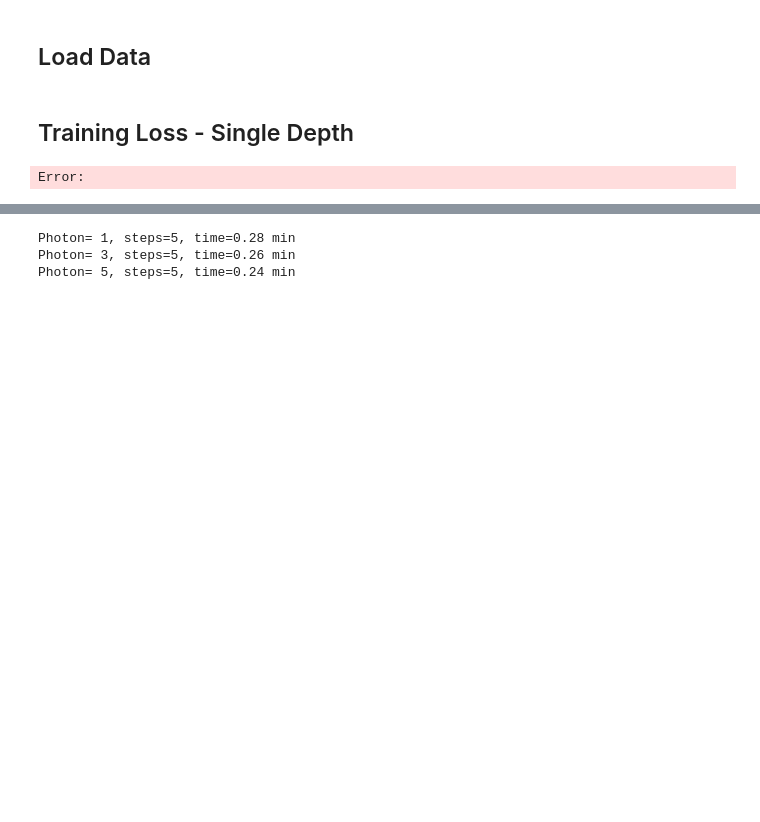
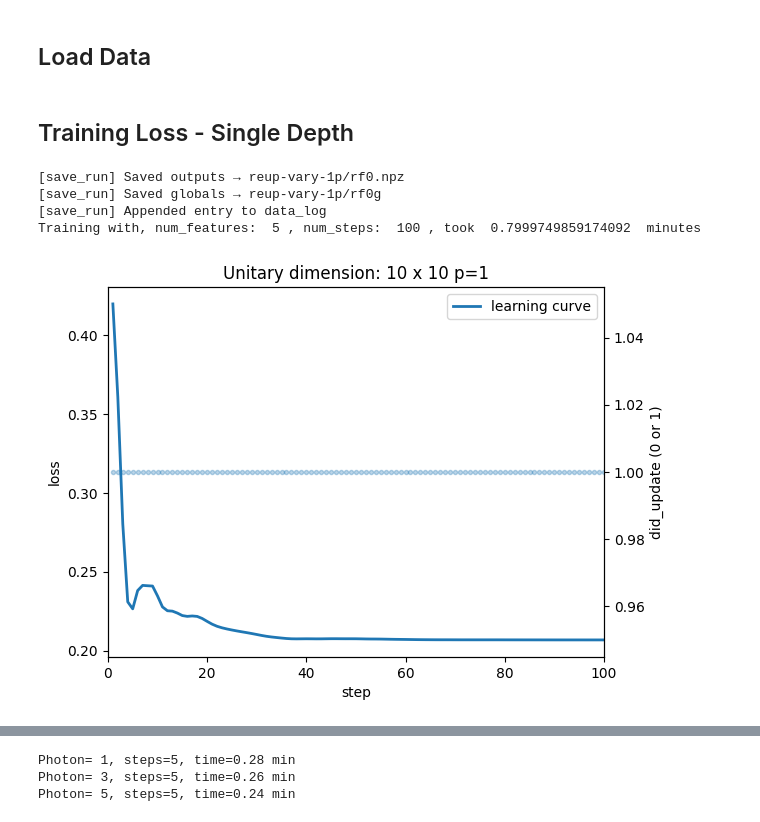
Before and after one commit to 01000111r/photon-net, a Jupyter notebook: main_book.ipynb, the cells around one changed output, grey strips where cells are left out. Saved outputs shown, nothing was run; the diff lists cells and outputs as text; code cells hidden in the pictures; blank space fills up the shorter version.

```diff
--- a/main_book.ipynb
+++ b/main_book.ipynb
@@ -83,60 +81,62 @@ test_set = pre_p.rescale_data(test_set, min_val = -(g.np.pi)/2, max_val = (g.np.
 init_phases = circ.initialize_phases(g.depth, 2*g.num_features, )
 weights_data = g.jnp.ones(shape = [init_phases.shape[0],init_phases.shape[1]])
 # Initialize the carry for Adam.
-
 # init = (init_phases, train_set, train_labels, weights_data, 0.0*init_phases, 0.0*init_phases, 0.0*weights_data, 0.0*weights_data, master_key)
 photon_loss_scale = float(1)
-
 # compute the very first loss:
 initial_loss, (n0, key) = loss.loss(init_phases, train_set, train_labels, weights_data, photon_loss_scale, g.input_config, g.master_key, g.loss_function, g.aim)
+init_carry = (init_phases, train_set, train_labels, weights_data, photon_loss_scale,
+                                                  0.0*init_phases, 0.0*init_phases,
+                                                  0.0*weights_data, 0.0*weights_data,
+                                                  0.0*photon_loss_scale, 0.0*photon_loss_scale,
+                                                  key, initial_loss)
 
 
-init_carry = (init_phases, train_set, train_labels, weights_data, photon_loss_scale,
-              0.0*init_phases, 0.0*init_phases,
-              0.0*weights_data, 0.0*weights_data,
-              0.0*photon_loss_scale, 0.0*photon_loss_scale,
-              key, initial_loss)
-
+log_file = 'data_log'
+folder = 'reup-vary-1p'
+test_name = 'rf0'
+global_name = 'rf0g'
 
 
 # Run the training, and output  time taken.
 b = g.time.time()
-# carry, loss_mem, update_mem, photon_mem = g.jax.block_until_ready(train.train(init_carry))
-log_file = 'save_log_test'
-folder = 'new_test1_data'
-test_name = 'test1'
-carry, loss_mem, update_mem, photon_mem = utils.save_run(log_file, folder, test_name, init_carry)
+#carry, loss_mem, update_mem, photon_mem = g.jax.block_until_ready(train.train(init_carry))
+carry, loss_mem, update_mem, photon_mem = utils.save_run(log_file, folder, test_name, global_name, init_carry)
 e = g.time.time()
 print('Training with, num_features: ', g.num_features,
       ', num_steps: ', g.num_steps,
         ', took ', (e-b)/60, ' minutes')
 
 # Loss Before/After on train set + Loss on test set
 trained_phases, trained_weights = carry[0], carry[3]
 steps  = g.np.array(loss_mem[:, 0], dtype=int)
 losses = g.np.array(loss_mem[:, 1], dtype=float)
 updates = g.np.array(update_mem, dtype=int)
-# init_loss = loss.loss(init_phases, train_set, train_labels, weights_data, g.input_config, master_key)
-# train_loss = loss.loss(trained_phases, train_set, train_labels, trained_weights, g.input_config, master_key)
-# test_loss = loss.loss(trained_phases, test_set, test_labels, trained_weights)
-
+#init_loss = loss.loss(init_phases, train_set, train_labels, weights_data, 1, g.input_config, g.master_key, g.loss_function, g.aim)
+#train_loss = loss.loss(trained_phases, train_set, train_labels, trained_weights, photon_loss_scale, g.input_config, g.master_key, g.loss_function, g.aim)
+#test_loss = loss.loss(trained_phases, test_set, test_labels, trained_weights, photon_loss_scale, g.input_config, g.master_key, g.loss_function, g.aim)
+#print(init_loss, train_loss, test_loss)
 # plotting the learning curve
 fig, ax1 = g.plt.subplots()
 ax1.plot(g.np.array(loss_mem[:,0]), g.np.array(loss_mem[:,1]), linewidth=2, label=r"learning curve" )
 ax1.set(xlim = (0,g.num_steps), xlabel="step", ylabel = "loss",)
 ax2 = ax1.twinx()
 ax2.plot(steps, updates, 'o', alpha=0.3, markersize=3, label="did_update")
 ax2.set_ylabel("did_update (0 or 1)")
 # ax.axhline(init_loss, color='r', linestyle='--', label=f"Init train loss = {init_loss:.4f}")
 # ax.axhline(train_loss, color='g', linestyle='--', label=f"Final train loss = {train_loss:.4f}")
 # ax.axhline(test_loss, color='b', linestyle='--', label=f"Test loss = {test_loss:.4f}")
 unitary_shape = trained_phases.shape
 lines, labels = ax1.get_legend_handles_labels()
 lines2, labels2 = ax2.get_legend_handles_labels()
 ax1.legend(lines + lines2, labels + labels2, loc="upper right")
 ax1.set_title(f"Unitary dimension: {2*unitary_shape[1]} x {2*unitary_shape[1]} p={g.p_suc_inputs}")
 ax1.legend()
 g.plt.show()
 # %% [output]
-Error:
+[save_run] Saved outputs → reup-vary-1p/rf0.npz
+[save_run] Saved globals → reup-vary-1p/rf0g
+[save_run] Appended entry to data_log
+Training with, num_features:  5 , num_steps:  100 , took  0.7999749859174092  minutes
+[figure, added]
 # %%
```
Also changed, not shown: parts of 11 cells of this notebook, 10 other files.
